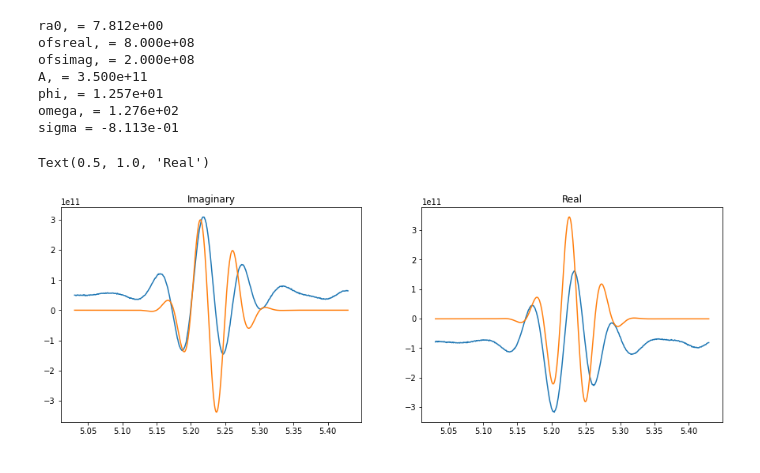
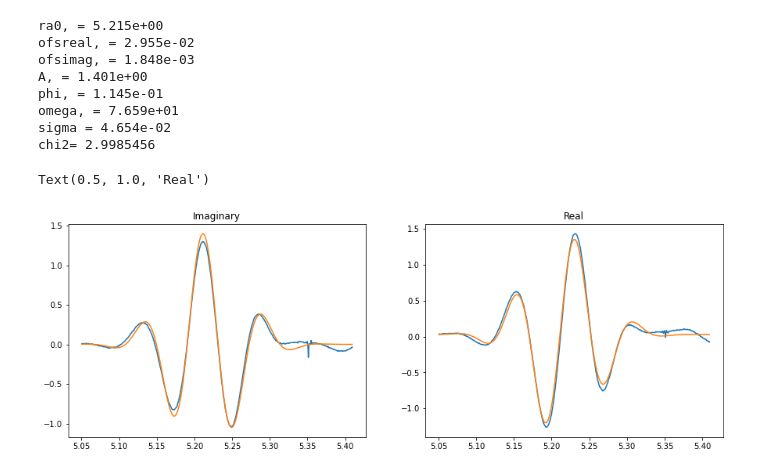
Before and after one commit to bmxdemo/bmxhacks, a Jupyter notebook: fringfit_toy.ipynb, the cells around one changed output. Drawn from its saved outputs; the diff is of its cells as text; code cells hidden in the pictures.

```diff
--- a/fringfit_toy.ipynb
+++ b/fringfit_toy.ipynb
@@ -13,5 +14,5 @@ d3 = bmxobs.BMXObs("pas/210626_0400", channels="110,220,120")
 # %%
-def get_cross_cut (D, fmin, fmax, ravg=10, ramin = 5.23-0.2, ramax=5.23+0.2, chan=120):
+def get_cross_cut (D, fmin, fmax, ravg=10, ramin = 5.23-0.18, ramax=5.23+0.18, chan=120):
     freqcut = np.where((D.freq[0]>fmin) & (D.freq[0]<fmax))[0]
     data = D[chan][:,freqcut]
     # average in freq
@@ -23,20 +24,20 @@ def get_cross_cut (D, fmin, fmax, ravg=10, ramin = 5.23-0.2, ramax=5.23+0.2, cha
     data=data.reshape((-1,ravg)).mean(axis=1)
     ra = D.ra[racut].reshape((-1,ravg)).mean(axis=1)
     ra = np.unique(ra, axis = 0)
-    return ra,data
+    return ra,data/1e11
 # %%
 # 21 06 03
-ra, data = get_cross_cut(d,1400,1405)
-ra_2,data_2 = get_cross_cut(d,1500,1505)
+ra, data = get_cross_cut(d1,1102,1106)
+#ra_2,data_2 = get_cross_cut(d,1500,1505)
 
-# 21 06 18
-ra1, data1 = get_cross_cut(d1,1400,1405)
+## 21 06 18
+#ra1, data1 = get_cross_cut(d1,1400,1405)
 
 # 19 04 25
-ra2, data2 = get_cross_cut(d2, 1400, 1405)
+#ra2, data2 = get_cross_cut(d2, 1400, 1405)
 
 # 21 06 26
-ra3, data3 = get_cross_cut(d3, 1100, 1110)
+##ra3, data3 = get_cross_cut(d3, 1100, 1110)
 
 # data.shape
 # %%
@@ -48,3 +48,0 @@ plt.plot(ra3,np.real(data3))
-# %%
-def cross_model(ra, ra0,ofsreal, ofsimag, A, phi, omega, sigma):
-    return ofsreal+1j*ofsimag+A*np.exp(1j*(phi+omega*(ra-ra0)))*np.exp(-(ra-ra0)**2/(2*sigma**2))
@@ -56,20 +48,0 @@ plt.plot(ra,cross_model(ra,5.2,+5e10,1e10,3e11,0,90,0.05))
-# %%
-class Fitter:
-    def __init__ (self, ra, data):
-        self.ra = ra
-        self.data = data
-
-    def minimize(self, startguess):
-        sol = minimize(self.chi2, startguess, method='powell')
-        self.bestfit = sol.x
-        self.bestfitmodel = self.cross_model(*startguess)
-        return sol
-
-    def cross_model(self, ra0, ofsreal, ofsimag, A, phi, omega, sigma):
-        return ofsreal+1j*ofsimag+A*np.exp(1j*(phi+omega*(self.ra-ra0)))*np.exp(-(self.ra-ra0)**2/(2*sigma**2))
-
-    def chi2(self,x):
-        model = self.cross_model(*x)
-        chi2 = np.abs((self.data-model)**2).sum()
-        #print(chi2)
-        return chi2
@@ -76,29 +134,28 @@ class Fitter:
 # %%
-guess = [5.23, 8e8, 2e8, 3.5e11, 10, 125, .03]
-f=Fitter(ra,data)
-f.minimize(guess)
-
 vals = f.bestfit
 names = 'ra0, ofsreal, ofsimag, A, phi, omega, sigma'.split()
 for n,v in zip(names,vals):
     print (f"{n} = {v:.3e}")
+print ("chi2=", f.bestchi2)
 # %% [output]
-ra0, = 7.812e+00
-ofsreal, = 8.000e+08
-ofsimag, = 2.000e+08
-A, = 3.500e+11
-phi, = 1.257e+01
-omega, = 1.276e+02
-sigma = -8.113e-01
+ra0, = 5.215e+00
+ofsreal, = 2.955e-02
+ofsimag, = 1.848e-03
+A, = 1.401e+00
+phi, = 1.145e-01
+omega, = 7.659e+01
+sigma = 4.654e-02
+chi2= 2.9985456
 # %%
 fig, (ax1, ax2) = plt.subplots(1, 2, figsize=(15,5))
 ax1.plot(ra, np.imag(data))
 ax1.plot(ra, np.imag(f.bestfitmodel))
 ax1.set_title('Imaginary')
 
 ax2.plot(ra, np.real(data))
-ax2.plot(ra, -np.real(f.bestfitmodel))
+ax2.plot(ra, np.real(f.bestfitmodel))
+#ax2.plot(ra, np.real(f.startfitmodel))
 ax2.set_title('Real')
 # %% [output]
 Text(0.5, 1.0, 'Real')
-[figure, old version]
+[figure, new version]
```
Also changed, not shown: parts of 7 cells of this notebook.
